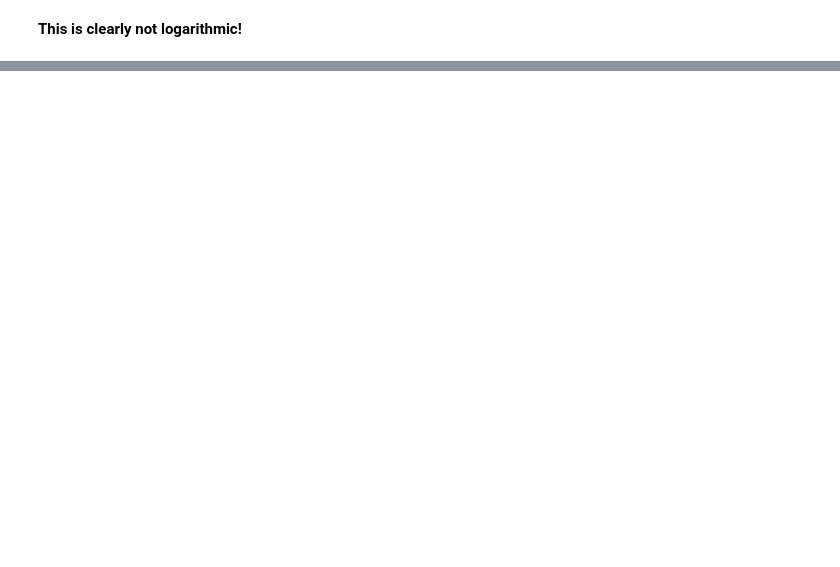
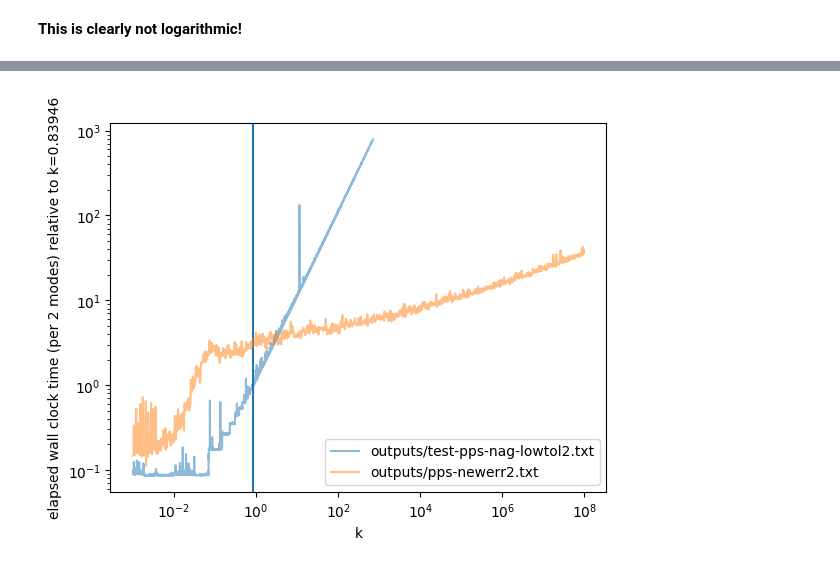
Before and after one commit to fruzsinaagocs/oscode, a Jupyter notebook: plots.ipynb, the cells around one changed output, grey strips where cells are left out. Cells and saved outputs as stored; diff of their text form; code cells hidden in the pictures; blank space fills up the shorter version.

```diff
--- a/plots.ipynb
+++ b/plots.ipynb
@@ -96,0 +118,4 @@ plt.show()
+# %%
+plot_time([pps6,pps3])
+# %% [output]
+[figure, added]
```
Also changed, not shown: parts of 6 cells of this notebook.
